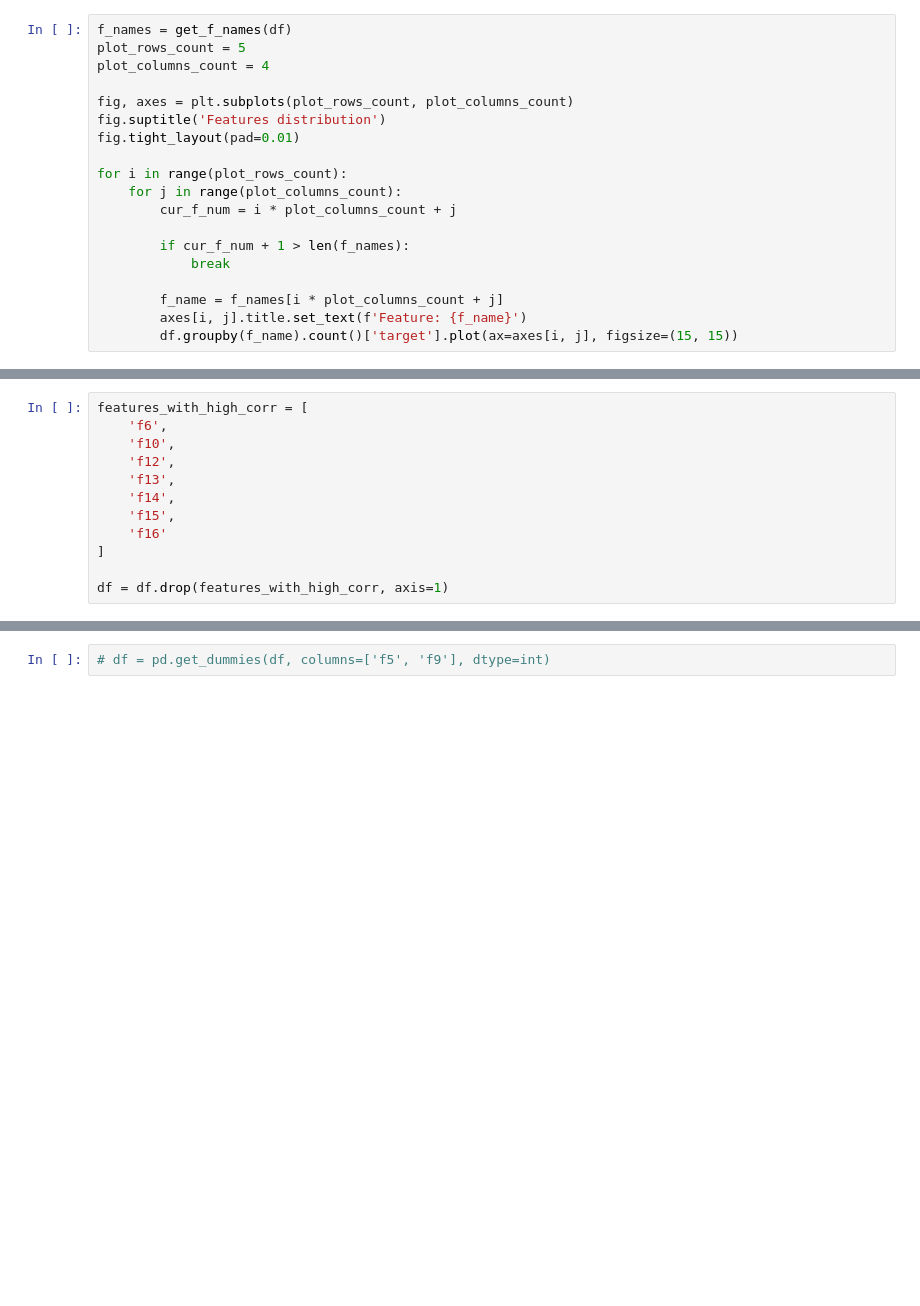
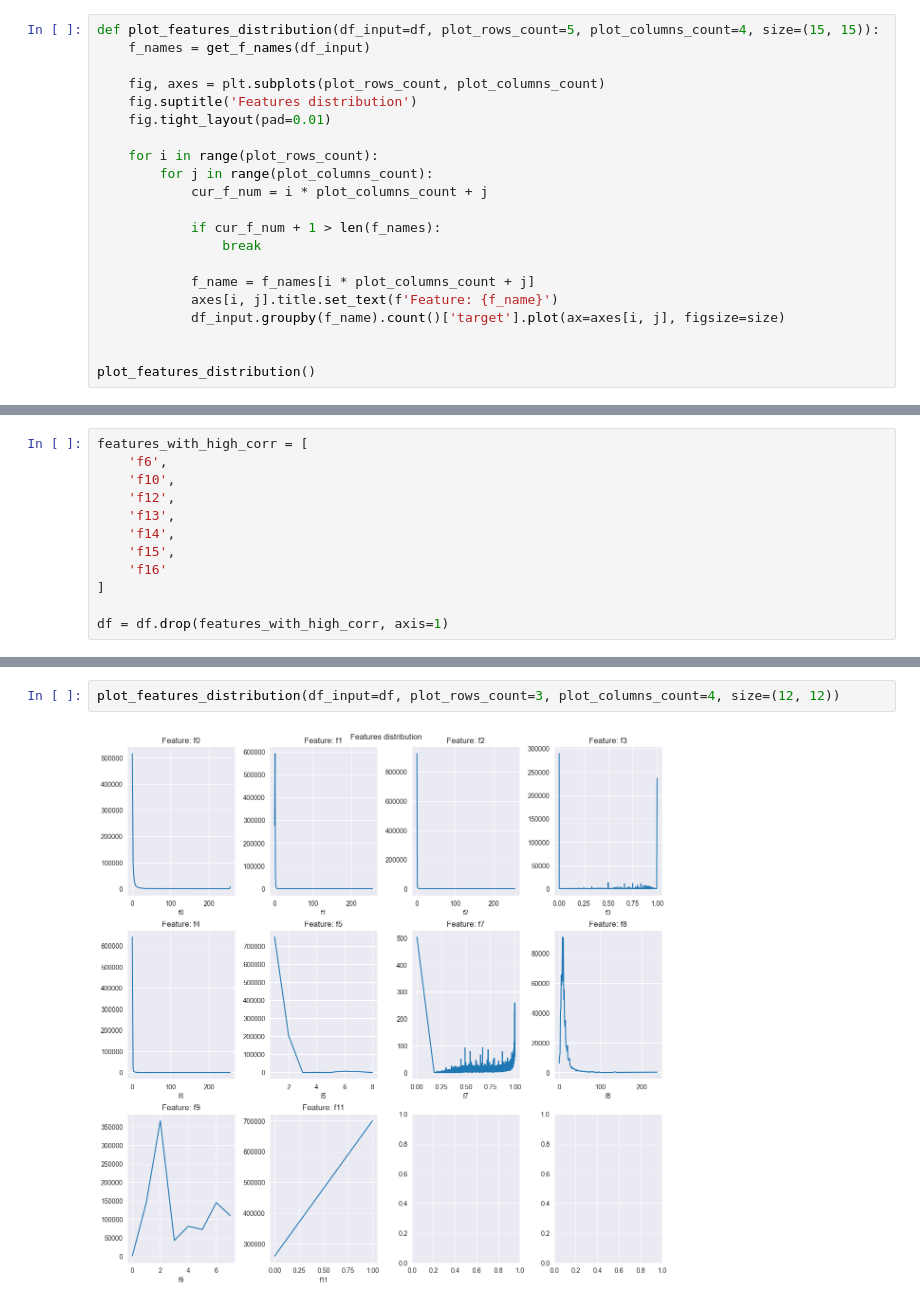
Before and after one commit to ram333n/machine-learning, a Jupyter notebook: lab.ipynb, the cells around one changed output, grey strips where cells are left out. Saved outputs shown, nothing was run; the diff lists cells and outputs as text; blank space fills up the shorter version.

```diff
--- a/lab.ipynb
+++ b/lab.ipynb
@@ -86,24 +96,26 @@ Marked, as 'yes': count = 16624, percentage = 1.729%
 def get_f_names(input_df):
     return list(filter(lambda c: c[0] == 'f', input_df.columns))
 # %%
-f_names = get_f_names(df)
-plot_rows_count = 5
-plot_columns_count = 4
+def plot_features_distribution(df_input=df, plot_rows_count=5, plot_columns_count=4, size=(15, 15)):
+    f_names = get_f_names(df_input)
 
-fig, axes = plt.subplots(plot_rows_count, plot_columns_count)
-fig.suptitle('Features distribution')
-fig.tight_layout(pad=0.01)
+    fig, axes = plt.subplots(plot_rows_count, plot_columns_count)
+    fig.suptitle('Features distribution')
+    fig.tight_layout(pad=0.01)
 
-for i in range(plot_rows_count):
-    for j in range(plot_columns_count):
-        cur_f_num = i * plot_columns_count + j
+    for i in range(plot_rows_count):
+        for j in range(plot_columns_count):
+            cur_f_num = i * plot_columns_count + j
 
-        if cur_f_num + 1 > len(f_names):
-            break
+            if cur_f_num + 1 > len(f_names):
+                break
 
-        f_name = f_names[i * plot_columns_count + j]
-        axes[i, j].title.set_text(f'Feature: {f_name}')
-        df.groupby(f_name).count()['target'].plot(ax=axes[i, j], figsize=(15, 15))
+            f_name = f_names[i * plot_columns_count + j]
+            axes[i, j].title.set_text(f'Feature: {f_name}')
+            df_input.groupby(f_name).count()['target'].plot(ax=axes[i, j], figsize=size)
+
+
+plot_features_distribution()
 # %% [output]
 [figure]
 # %%
@@ -146,2 +158,4 @@ plot_corr_matrix(df)
-# %%
-# df = pd.get_dummies(df, columns=['f5', 'f9'], dtype=int)
+# %%
+plot_features_distribution(df_input=df, plot_rows_count=3, plot_columns_count=4, size=(12, 12))
+# %% [output]
+[figure, added]
```
Also changed, not shown: parts of 15 cells of this notebook.
